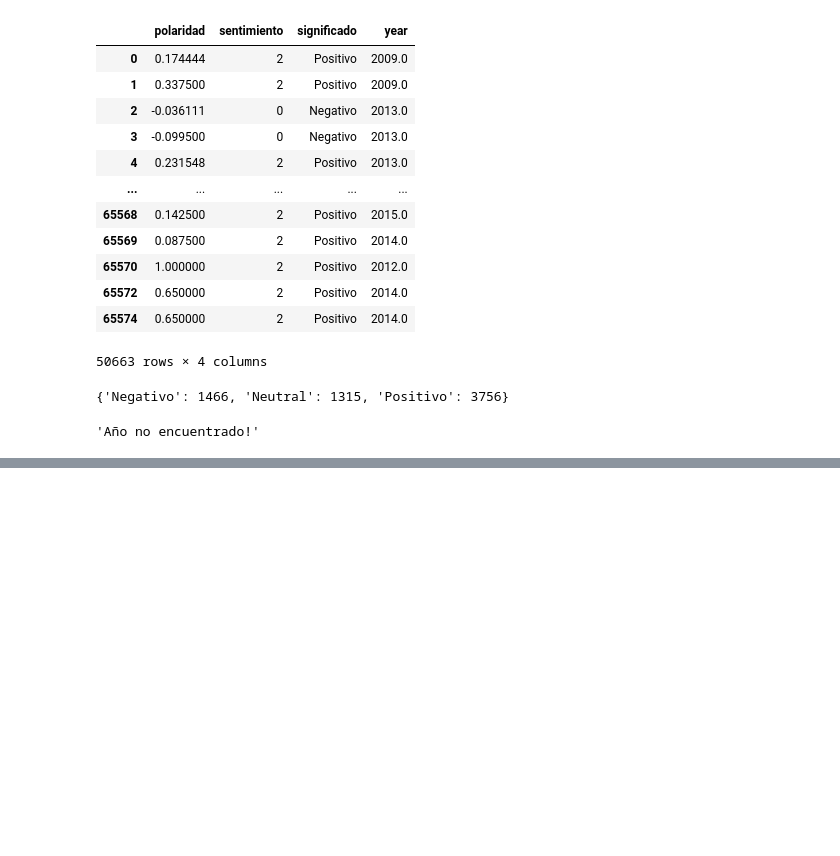
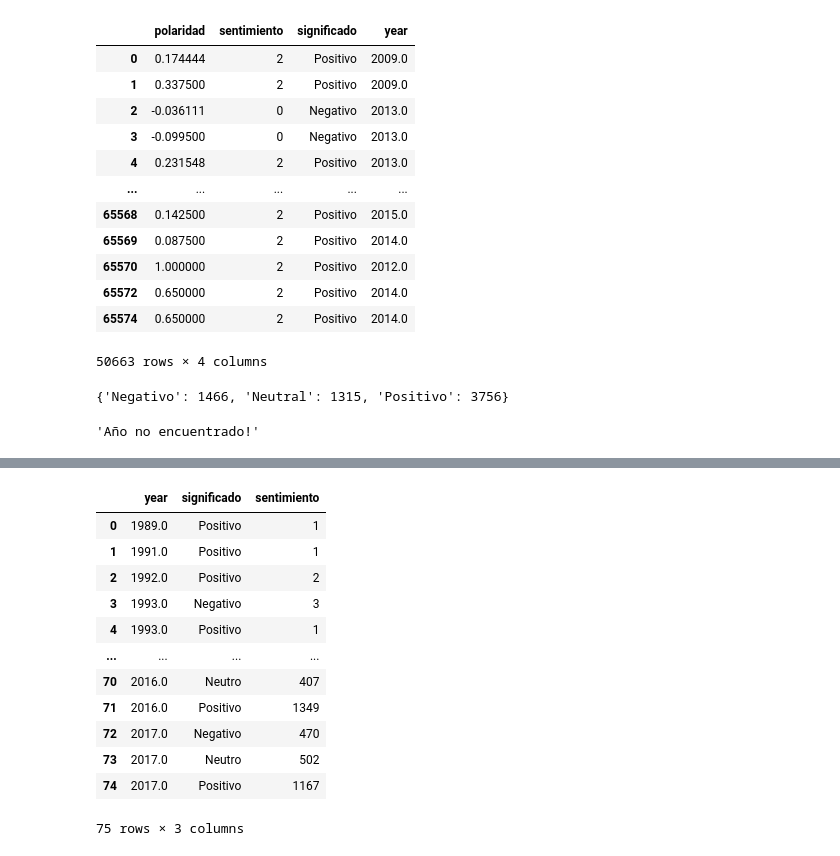
Before and after one commit to antoniogngalindo/project_steam, a Jupyter notebook: Funcion_sentiment_analysis.ipynb, the cells around one changed output, grey strips where cells are left out. Drawn from its saved outputs; the diff is of its cells as text; code cells hidden in the pictures; blank space fills up the shorter version.

```diff
--- a/Funcion_sentiment_analysis.ipynb
+++ b/Funcion_sentiment_analysis.ipynb
@@ -133,0 +156,16 @@ sentiment_analysis(1990)
+# %%
+df_sentiment_analysis
+# %% [output]
+|  | year | significado | sentimiento |
+| 0 | 1989.0 | Positivo | 1 |
+| 1 | 1991.0 | Positivo | 1 |
+| 2 | 1992.0 | Positivo | 2 |
+| 3 | 1993.0 | Negativo | 3 |
+| 4 | 1993.0 | Positivo | 1 |
+| ... | ... | ... | ... |
+| 70 | 2016.0 | Neutro | 407 |
+| 71 | 2016.0 | Positivo | 1349 |
+| 72 | 2017.0 | Negativo | 470 |
+| 73 | 2017.0 | Neutro | 502 |
+| 74 | 2017.0 | Positivo | 1167 |
+75 rows × 3 columns
```
Also changed, not shown: parts of 16 cells of this notebook, 4 other files.
